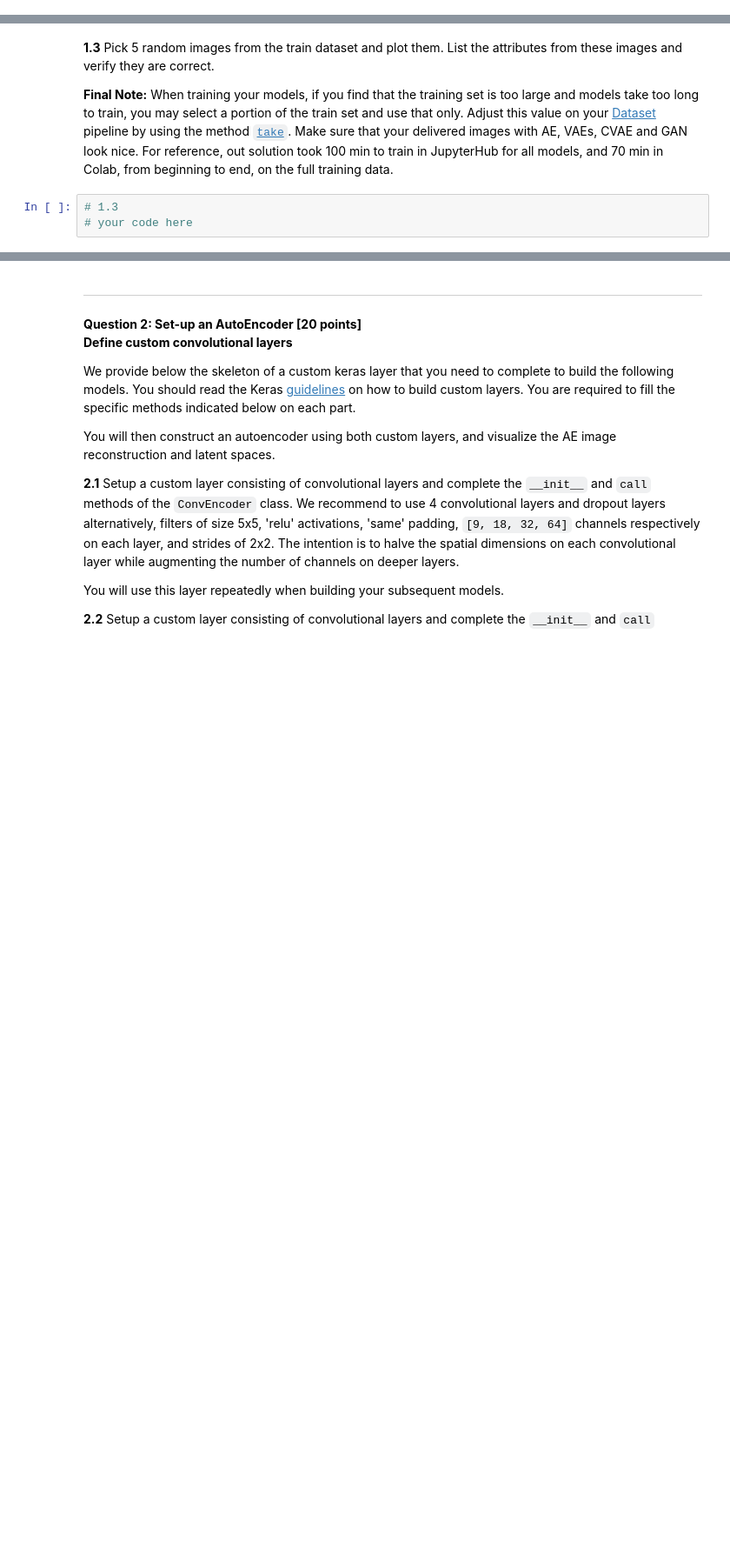
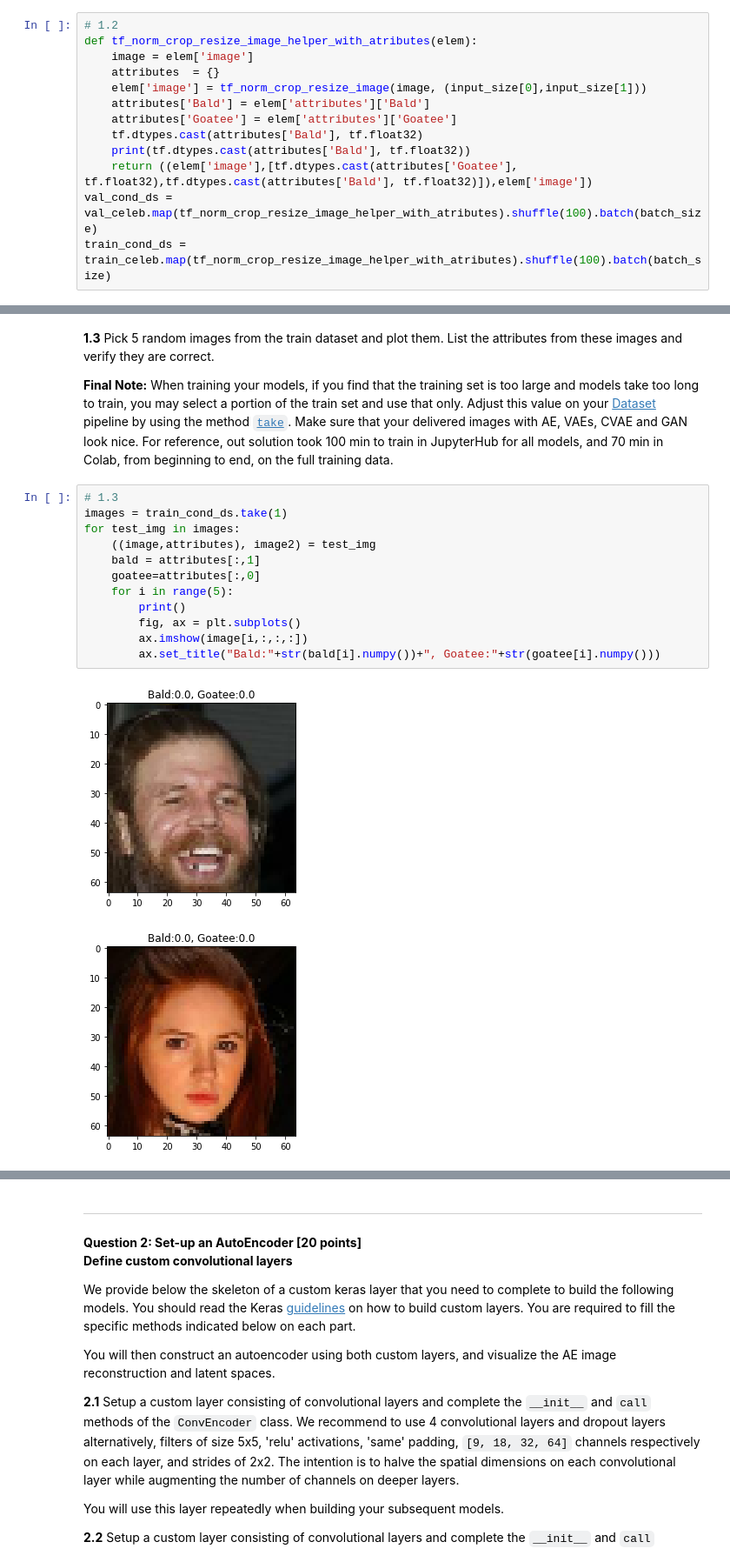
Before and after one commit to simonwarchol/2020-CS109B, a Jupyter notebook: content/homeworks/hw07/notebook/cs109b_hw7.ipynb, the cells around one changed output, grey strips where cells are left out. Shown at 87% size. Drawn from its saved outputs; the diff is of its cells as text; blank space fills up the shorter version.

```diff
--- a/content/homeworks/hw07/notebook/cs109b_hw7.ipynb
+++ b/content/homeworks/hw07/notebook/cs109b_hw7.ipynb
@@ -147,0 +153,13 @@ Make sure the Datasets follow this pipeline: 1) normalize, crop, resize and sati
+# %%
+# 1.2
+def tf_norm_crop_resize_image_helper_with_atributes(elem):
+    image = elem['image']
+    attributes  = {}
+    elem['image'] = tf_norm_crop_resize_image(image, (input_size[0],input_size[1]))
+    attributes['Bald'] = elem['attributes']['Bald']
+    attributes['Goatee'] = elem['attributes']['Goatee']
+    tf.dtypes.cast(attributes['Bald'], tf.float32)
+    print(tf.dtypes.cast(attributes['Bald'], tf.float32))
+    return ((elem['image'],[tf.dtypes.cast(attributes['Goatee'], tf.float32),tf.dtypes.cast(attributes['Bald'], tf.float32)]),elem['image'])
+val_cond_ds = val_celeb.map(tf_norm_crop_resize_image_helper_with_atributes).shuffle(100).batch(batch_size)
+train_cond_ds = train_celeb.map(tf_norm_crop_resize_image_helper_with_atributes).shuffle(100).batch(batch_size)
@@ -151,6 +172,18 @@ Make sure the Datasets follow this pipeline: 1) normalize, crop, resize and sati
 
 **Final Note:**
 When training your models, if you find that the training set is too large and models take too long to train, you may select a portion of the train set and use that only. Adjust this value on your [Dataset](https://www.tensorflow.org/api_docs/python/tf/data/Dataset) pipeline by using the method [`take`](https://www.tensorflow.org/api_docs/python/tf/data/Dataset#take). Make sure that your delivered images with AE, VAEs, CVAE and GAN look nice. For reference, out solution took 100 min to train in JupyterHub for all models, and 70 min in Colab, from beginning to end, on the full training data.
-# %%
-# 1.3
-# your code here
+# %%
+# 1.3
+images = train_cond_ds.take(1)
+for test_img in images:
+    ((image,attributes), image2) = test_img
+    bald = attributes[:,1]
+    goatee=attributes[:,0]
+    for i in range(5):
+        print()
+        fig, ax = plt.subplots()
+        ax.imshow(image[i,:,:,:])
+        ax.set_title("Bald:"+str(bald[i].numpy())+", Goatee:"+str(goatee[i].numpy()))
+# %% [output]
+[figure, added]
+[figure, added]
```
Also changed, not shown: parts of 84 cells of this notebook, 16 other files.
